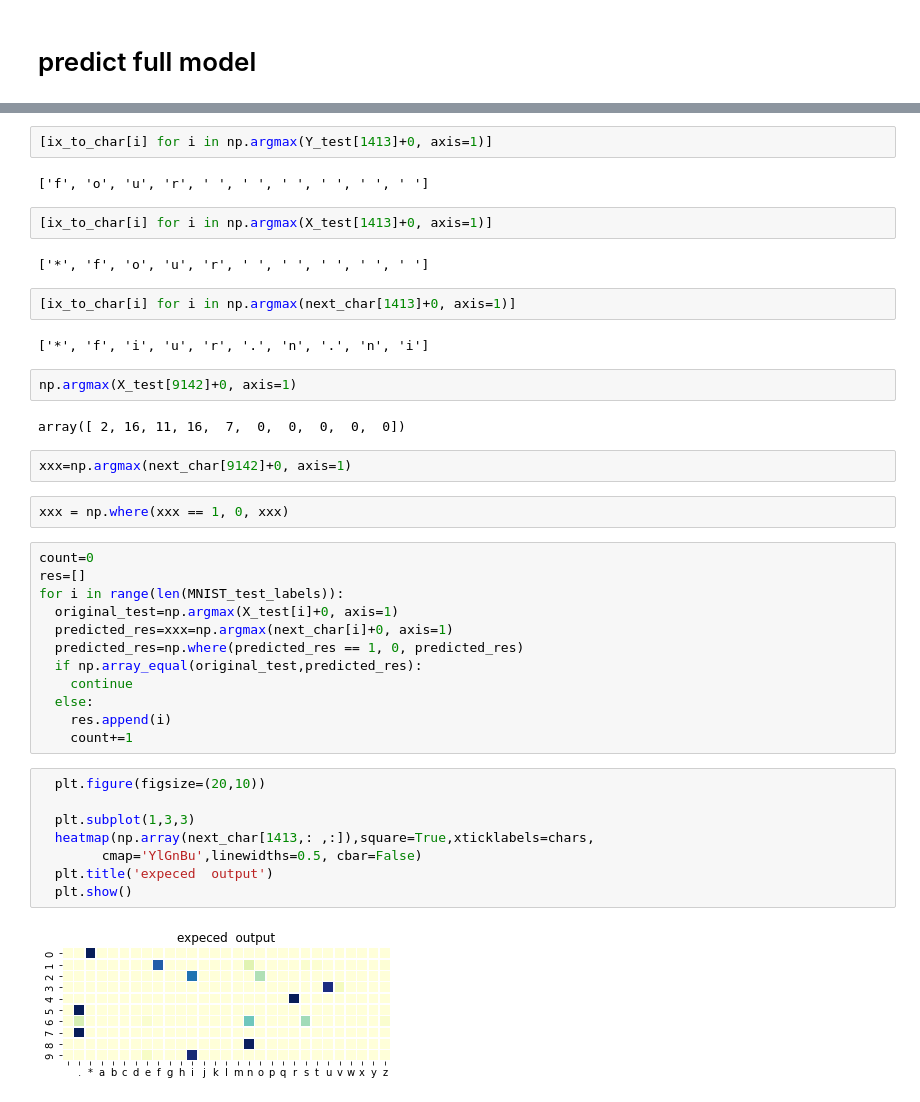
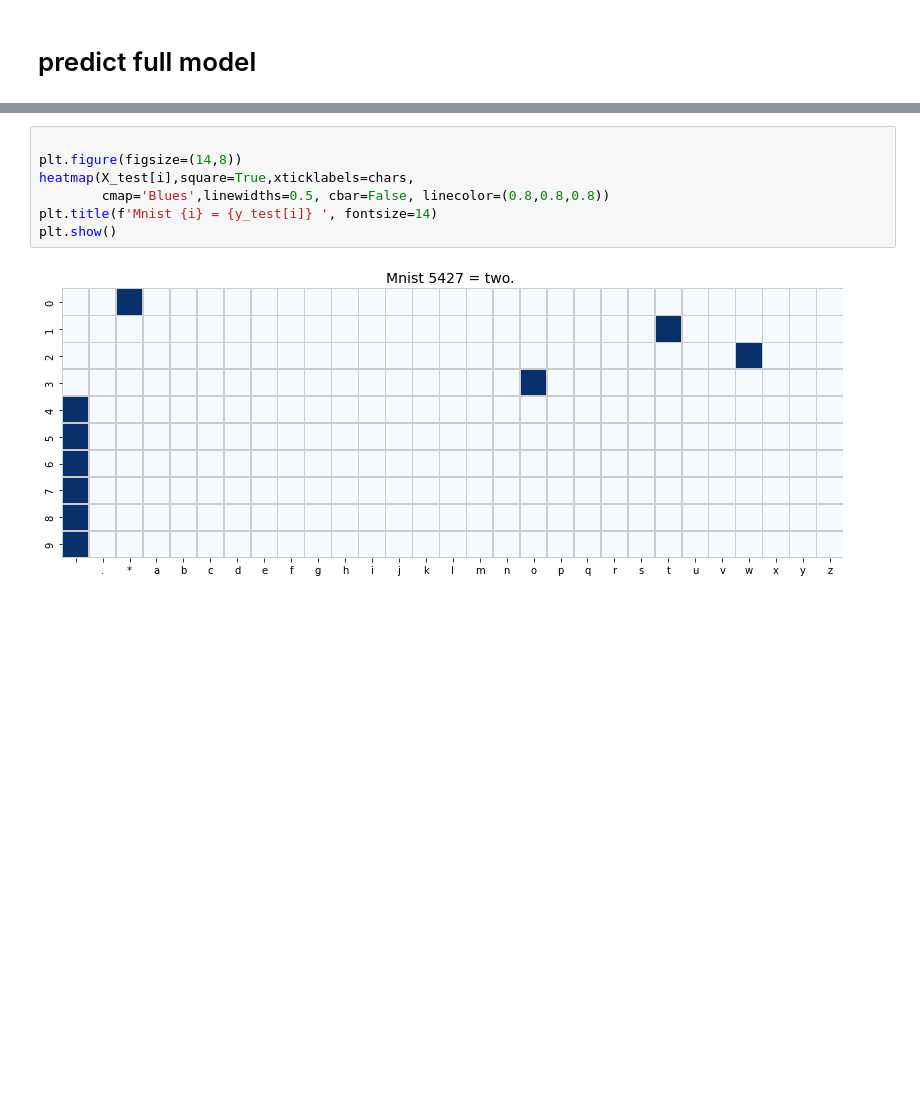
Before and after one commit to JustAlex5/deep_learning, a Jupyter notebook: Final_prj.ipynb, the cells around one changed output, grey strips where cells are left out. Cells and saved outputs as stored; diff of their text form; blank space fills up the shorter version.

```diff
--- a/Final_prj.ipynb
+++ b/Final_prj.ipynb
@@ -380,42 +388,9 @@ for j in range(1,10):
-# %%
-[ix_to_char[i] for i in np.argmax(Y_test[1413]+0, axis=1)]
-# %% [output]
-['f', 'o', 'u', 'r', ' ', ' ', ' ', ' ', ' ', ' ']
-# %%
-[ix_to_char[i] for i in np.argmax(X_test[1413]+0, axis=1)]
-# %% [output]
-['*', 'f', 'o', 'u', 'r', ' ', ' ', ' ', ' ', ' ']
-# %%
-[ix_to_char[i] for i in np.argmax(next_char[1413]+0, axis=1)]
-# %% [output]
-['*', 'f', 'i', 'u', 'r', '.', 'n', '.', 'n', 'i']
-# %%
-np.argmax(X_test[9142]+0, axis=1)
-# %% [output]
-array([ 2, 16, 11, 16,  7,  0,  0,  0,  0,  0])
-# %%
-xxx=np.argmax(next_char[9142]+0, axis=1)
-# %%
-xxx = np.where(xxx == 1, 0, xxx)
-# %%
-count=0
-res=[]
-for i in range(len(MNIST_test_labels)):
-  original_test=np.argmax(X_test[i]+0, axis=1)
-  predicted_res=xxx=np.argmax(next_char[i]+0, axis=1)
-  predicted_res=np.where(predicted_res == 1, 0, predicted_res)
-  if np.array_equal(original_test,predicted_res):
-    continue
-  else:
-    res.append(i)
-    count+=1
 # %%
-  plt.figure(figsize=(20,10))
 
-  plt.subplot(1,3,3)
-  heatmap(np.array(next_char[1413,: ,:]),square=True,xticklabels=chars,
-        cmap='YlGnBu',linewidths=0.5, cbar=False)
-  plt.title('expeced  output')
-  plt.show()
+plt.figure(figsize=(14,8))
+heatmap(X_test[i],square=True,xticklabels=chars,
+        cmap='Blues',linewidths=0.5, cbar=False, linecolor=(0.8,0.8,0.8))
+plt.title(f'Mnist {i} = {y_test[i]} ', fontsize=14)
+plt.show()
 # %% [output]
-[figure, old version]
+[figure, new version]
```
Also changed, not shown: parts of 11 cells of this notebook.
